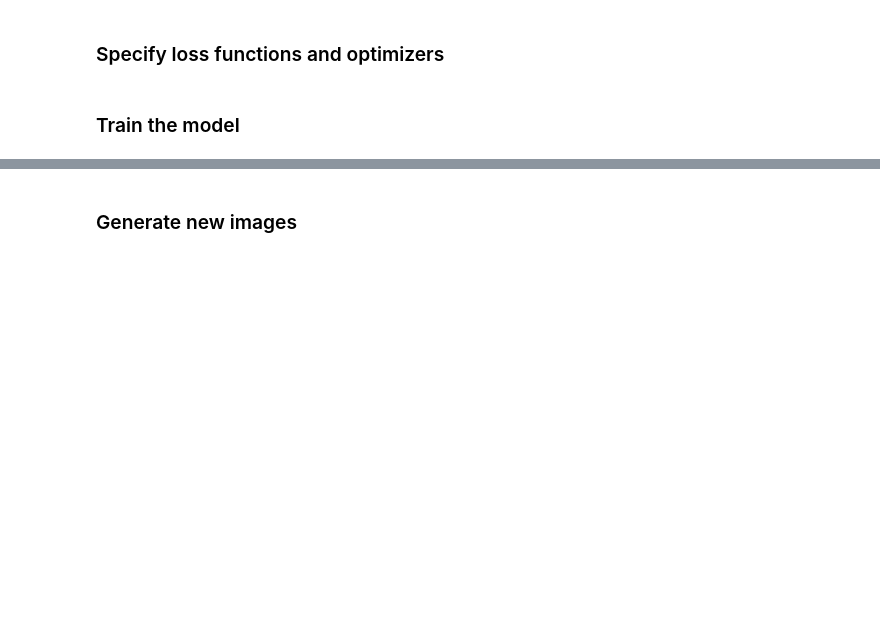
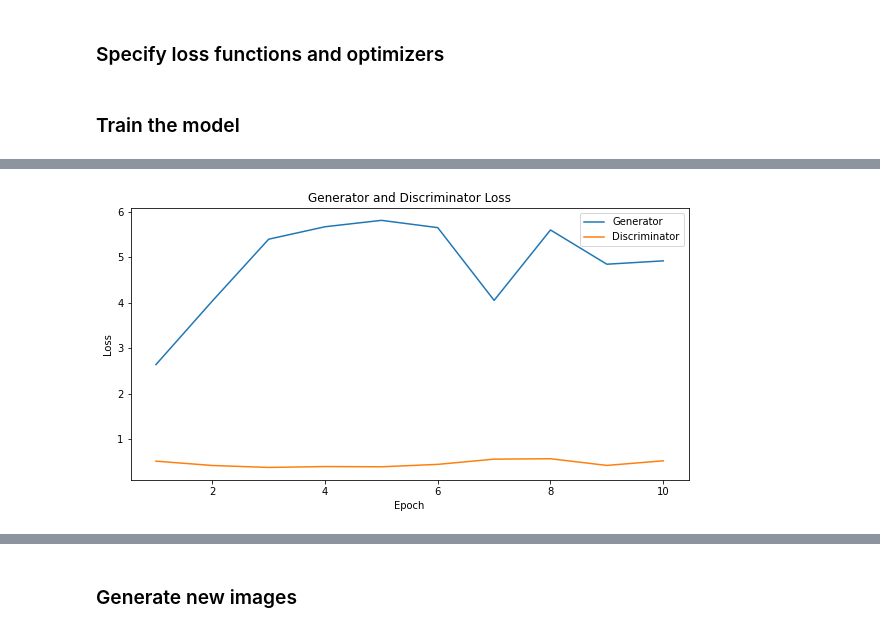
Before and after one commit to shazzad-hasan/deep-learning-projects, a Jupyter notebook: gan/gan_mnist.ipynb, the cells around one changed output, grey strips where cells are left out. Saved outputs shown, nothing was run; the diff lists cells and outputs as text; code cells hidden in the pictures; blank space fills up the shorter version.

```diff
--- a/gan/gan_mnist.ipynb
+++ b/gan/gan_mnist.ipynb
@@ -222,7 +263,7 @@ g_optimizer = optim.Adam(G.parameters(), lr)
 import pickle as pkl
 
 # number of epochs to train the model
-num_epochs = 5
+num_epochs = 10
 
 print_every = 400
 
@@ -327,12 +386,14 @@ with open("samples.pkl", "wb") as f:
 # %%
 # plot discriminator and generator loss for each epoch
 epochs = range(1, num_epochs+1)
 
 plt.figure(figsize=(10,5))
 plt.plot(epochs, G_losses, label="Generator")
 plt.plot(epochs, D_losses,label="Discriminator")
-plt.xlabel("iterations")
+plt.xlabel("Epoch")
 plt.ylabel("Loss")
 plt.title("Generator and Discriminator Loss")
 plt.legend()
 plt.show()
+# %% [output]
+[figure, added]
```
Also changed, not shown: parts of 11 cells of this notebook.
